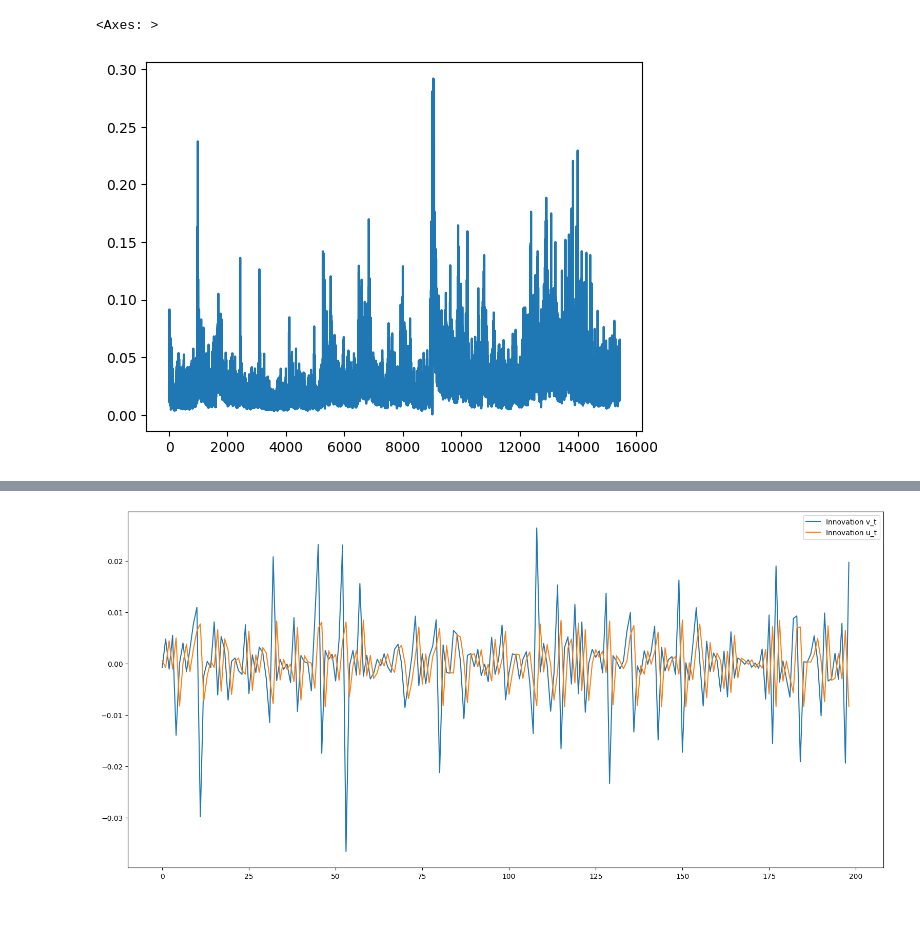
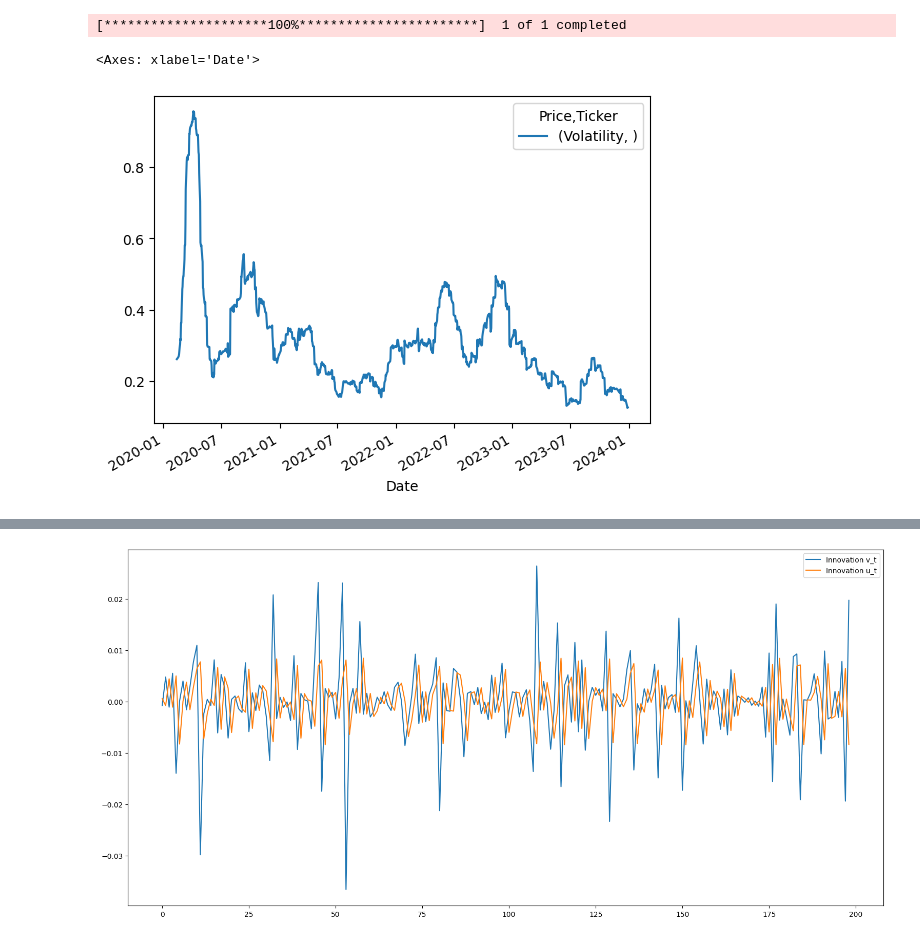
Before and after one commit to AE452/ScoreDrivenModels, a Jupyter notebook: scoredriven_test.ipynb, the cells around one changed output, grey strips where cells are left out. Drawn from its saved outputs; the diff is of its cells as text; code cells hidden in the pictures; blank space fills up the shorter version.

```diff
--- a/scoredriven_test.ipynb
+++ b/scoredriven_test.ipynb
@@ -14,6 +7,31 @@ df['vol'] = (df['Volatility']*100)
-# %%
-df.vol.plot()
-# %% [output]
-<Axes: >
-[figure, removed]
+# %%
+def download_stock_data(ticker, start_date, end_date):
+    # Download data from Yahoo Finance
+    stock_data = yf.download(ticker, start=start_date, end=end_date)
+    return stock_data
+
+def calculate_volatility(stock_data, column='Adj Close', window=30):
+    # Calculate daily returns
+    stock_data['Daily_Return'] = stock_data[column].pct_change()
+
+    # Calculate rolling volatility (standard deviation of returns)
+    stock_data['Volatility'] = stock_data['Daily_Return'].rolling(window=window).std() * np.sqrt(252)  # Annualized
+
+    return stock_data
+
+# Example usage
+ticker = "AAPL"  # Apple Inc.
+start_date = "2020-01-01"
+end_date = "2024-01-01"
+
+# Download and calculate
+stock_data = download_stock_data(ticker, start_date, end_date)
+stock_data_with_volatility = calculate_volatility(stock_data)
+# %% [output]
+[*********************100%***********************]  1 of 1 completed
+# %%
+stock_data_with_volatility[['Volatility']].plot()
+# %% [output]
+<Axes: xlabel='Date'>
+[figure, added]
 # %%
```
Also changed, not shown: parts of 17 cells of this notebook, 1 other file.
